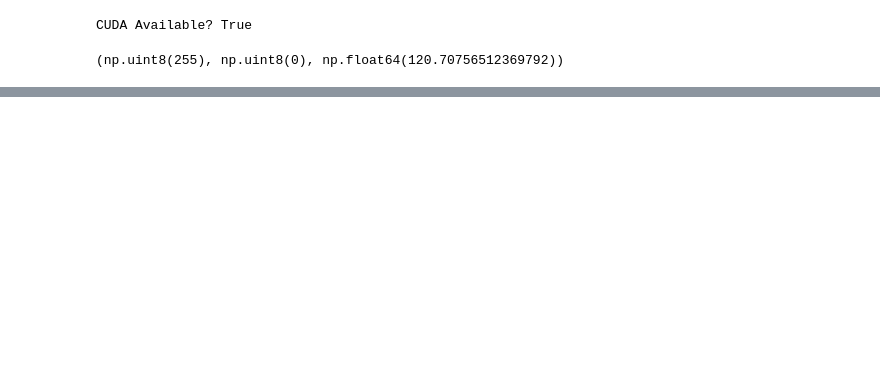
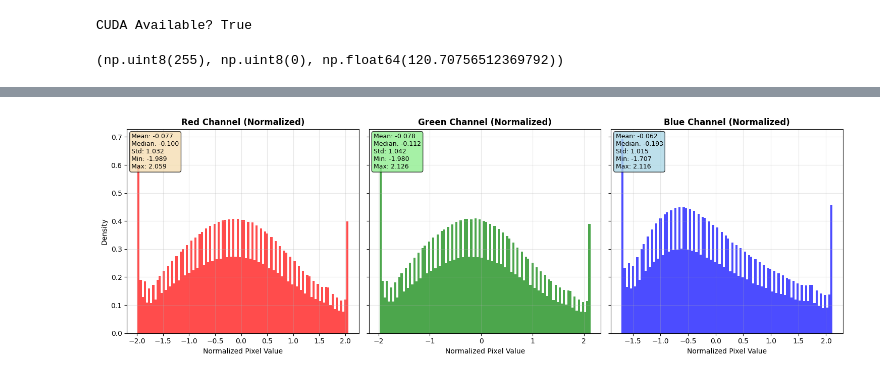
Before and after one commit to Krishnakanth1993/Learnings, a Jupyter notebook: MNIST_Model/Reference/ERAS7/Data_Exploration.ipynb, the cells around one changed output, grey strips where cells are left out. Drawn from its saved outputs; the diff is of its cells as text; code cells hidden in the pictures; blank space fills up the shorter version.

Commit message:
Cifar 10 Model set up

```diff
--- a/MNIST_Model/Reference/ERAS7/Data_Exploration.ipynb
+++ b/MNIST_Model/Reference/ERAS7/Data_Exploration.ipynb
@@ -143,0 +293,11 @@ torch.Size([128])
+# %%
+# Cell 2: Create DataManager and load data
+# Create data manager
+data_manager = CIFAR10DataManager(config.data, logger)
+
+# Load datasets (this returns datasets, not dataloaders based on your current code)
+train_dataset, test_dataset = data_manager.load_data()
+
+print(f"Train dataset size: {len(train_dataset)}")
+print(f"Test dataset size: {len(test_dataset)}")
+print(f"Classes: {data_manager.classes}")
@@ -143,0 +436,51 @@ torch.Size([128])
+# %%
+# Cell 4: Plot normalized channel histograms
+def plot_normalized_histograms(stats, save_path=None):
+    """Plot histograms for normalized data."""
+    fig, axs = plt.subplots(1, 3, sharey=True, tight_layout=True, figsize=(15, 5))
+
+    # Get channel data
+    red_data = stats['red_channel']
+    green_data = stats['green_channel']
+    blue_data = stats['blue_channel']
+
+    # Red channel
+    axs[0].hist(red_data.numpy(), bins=100, color='red', alpha=0.7, density=True)
+    red_stats_text = f'Mean: {torch.mean(red_data):.3f}\nMedian: {torch.median(red_data):.3f}\nStd: {torch.std(red_data):.3f}\nMin: {torch.min(red_data):.3f}\nMax: {torch.max(red_data):.3f}'
+    axs[0].set_title('Red Channel (Normalized)', fontsize=12, fontweight='bold')
+    axs[0].text(0.02, 0.98, red_stats_text, transform=axs[0].transAxes, fontsize=9,
+                verticalalignment='top', bbox=dict(boxstyle='round', facecolor='wheat', alpha=0.8))
+    axs[0].set_xlabel('Normalized Pixel Value')
+    axs[0].set_ylabel('Density')
+    axs[0].grid(True, alpha=0.3)
+
+    # Green channel
+    axs[1].hist(green_data.numpy(), bins=100, color='green', alpha=0.7, density=True)
+    green_stats_text = f'Mean: {torch.mean(green_data):.3f}\nMedian: {torch.median(green_data):.3f}\nStd: {torch.std(green_data):.3f}\nMin: {torch.min(green_data):.3f}\nMax: {torch.max(green_data):.3f}'
+    axs[1].set_title('Green Channel (Normalized)', fontsize=12, fontweight='bold')
+    axs[1].text(0.02, 0.98, green_stats_text, transform=axs[1].transAxes, fontsize=9,
+                verticalalignment='top', bbox=dict(boxstyle='round', facecolor='lightgreen', alpha=0.8))
+    axs[1].set_xlabel('Normalized Pixel Value')
+    axs[1].grid(True, alpha=0.3)
+
+    # Blue channel
+    axs[2].hist(blue_data.numpy(), bins=100, color='blue', alpha=0.7, density=True)
+    blue_stats_text = f'Mean: {torch.mean(blue_data):.3f}\nMedian: {torch.median(blue_data):.3f}\nStd: {torch.std(blue_data):.3f}\nMin: {torch.min(blue_data):.3f}\nMax: {torch.max(blue_data):.3f}'
+    axs[2].set_title('Blue Channel (Normalized)', fontsize=12, fontweight='bold')
+    axs[2].text(0.02, 0.98, blue_stats_text, transform=axs[2].transAxes, fontsize=9,
+                verticalalignment='top', bbox=dict(boxstyle='round', facecolor='lightblue', alpha=0.8))
+    axs[2].set_xlabel('Normalized Pixel Value')
+    axs[2].grid(True, alpha=0.3)
+
+    plt.tight_layout()
+
+    if save_path:
+        plt.savefig(save_path, dpi=150, bbox_inches='tight')
+        print(f"Normalized histograms saved to: {save_path}")
+
+    plt.show()
+
+# Plot the normalized histograms
+plot_normalized_histograms(train_stats)
+# %% [output]
+[figure, added]
```
Also changed, not shown: parts of 9 cells of this notebook, 17 other files.
